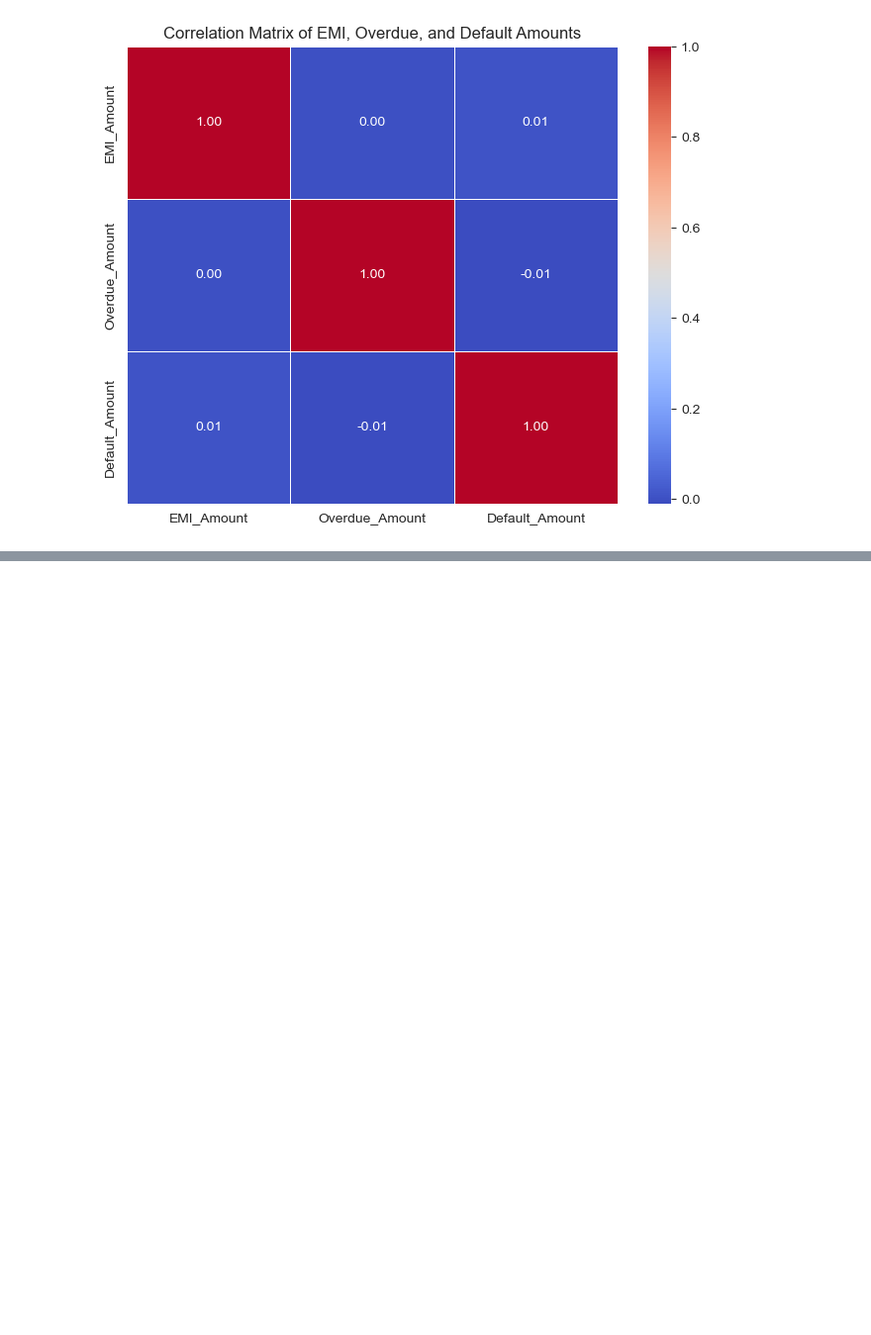
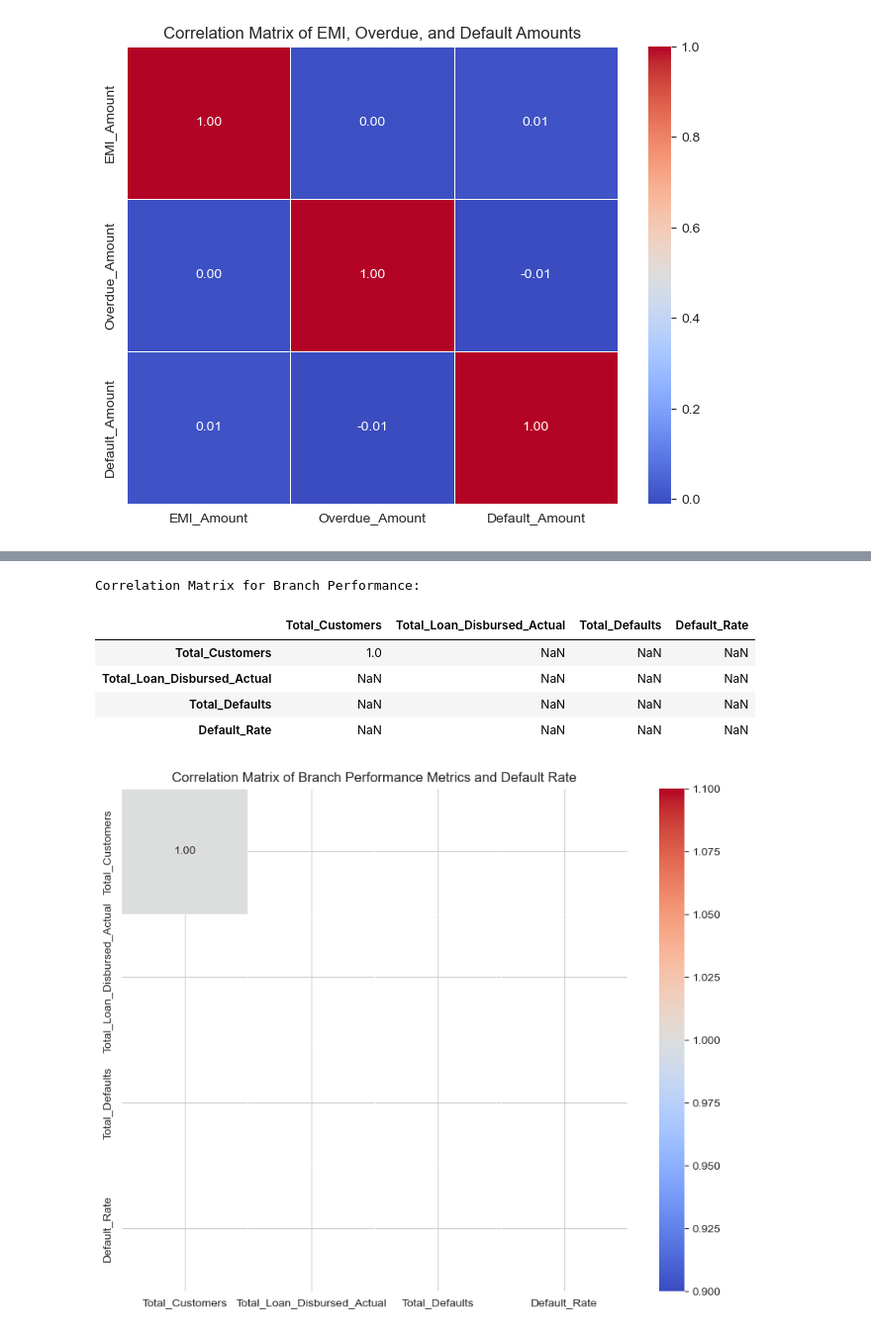
Before and after one commit to nisithasadangi/hv_assignment_28M_12A, a Jupyter notebook: assignment.ipynb, the cells around one changed output, grey strips where cells are left out. Shown at 99% size. Drawn from its saved outputs; the diff is of its cells as text; code cells hidden in the pictures; blank space fills up the shorter version.

Commit message:
Branch and Regional Performance

```diff
--- a/assignment.ipynb
+++ b/assignment.ipynb
@@ -634,3 +634,16 @@ plt.title('Correlation Matrix of EMI, Overdue, and Default Amounts')
 plt.show()
 # %% [output]
 [figure]
+# %%
+branch_performance = df_branches.copy()
+
+# Add placeholder columns as the actual values cannot be computed due to missing data linkages.
+branch_performance['Total_Loan_Disbursed_Actual'] = 0.0 # Placeholder: Cannot be computed due to missing data link
+branch_performance['Total_Defaults'] = 0 # Placeholder: Cannot be computed due to missing data link
+
+branch_performance['Default_Rate'] = (branch_performance['Total_Defaults'] / branch_performance['Total_Loan_Disbursed_Actual']) * 100
+branch_performance.loc[branch_performance['Total_Loan_Disbursed_Actual'] == 0, 'Default_Rate'] = 0 # Handle division by zero
+
+print('Branch Performance Metrics with Default Rate (placeholders due to missing data linkages):')
+print('Note: Total_Loan_Disbursed_Actual and Total_Defaults could not be computed due to the absence of a "Branch_ID" column in df_customers or a direct aggregated column in df_branches.')
+display(branch_performance.head())
@@ -636,0 +659,21 @@ plt.show()
+# %%
+# Select relevant columns for correlation analysis from the updated branch_performance
+correlation_columns_branch = ['Total_Customers', 'Total_Loan_Disbursed_Actual', 'Total_Defaults', 'Default_Rate']
+branch_correlation_matrix = branch_performance[correlation_columns_branch].corr()
+
+print('\nCorrelation Matrix for Branch Performance:')
+display(branch_correlation_matrix)
+
+# Visualize the correlation matrix for branch performance
+plt.figure(figsize=(10, 8))
+sns.heatmap(branch_correlation_matrix, annot=True, cmap='coolwarm', fmt='.2f', linewidths=.5)
+plt.title('Correlation Matrix of Branch Performance Metrics and Default Rate')
+plt.show()
+# %% [output]
+Correlation Matrix for Branch Performance:
+|  | Total_Customers | Total_Loan_Disbursed_Actual | Total_Defaults | Default_Rate |
+| Total_Customers | 1.0 | NaN | NaN | NaN |
+| Total_Loan_Disbursed_Actual | NaN | NaN | NaN | NaN |
+| Total_Defaults | NaN | NaN | NaN | NaN |
+| Default_Rate | NaN | NaN | NaN | NaN |
+[figure, added]
```
Also changed, not shown: parts of 7 cells of this notebook.
